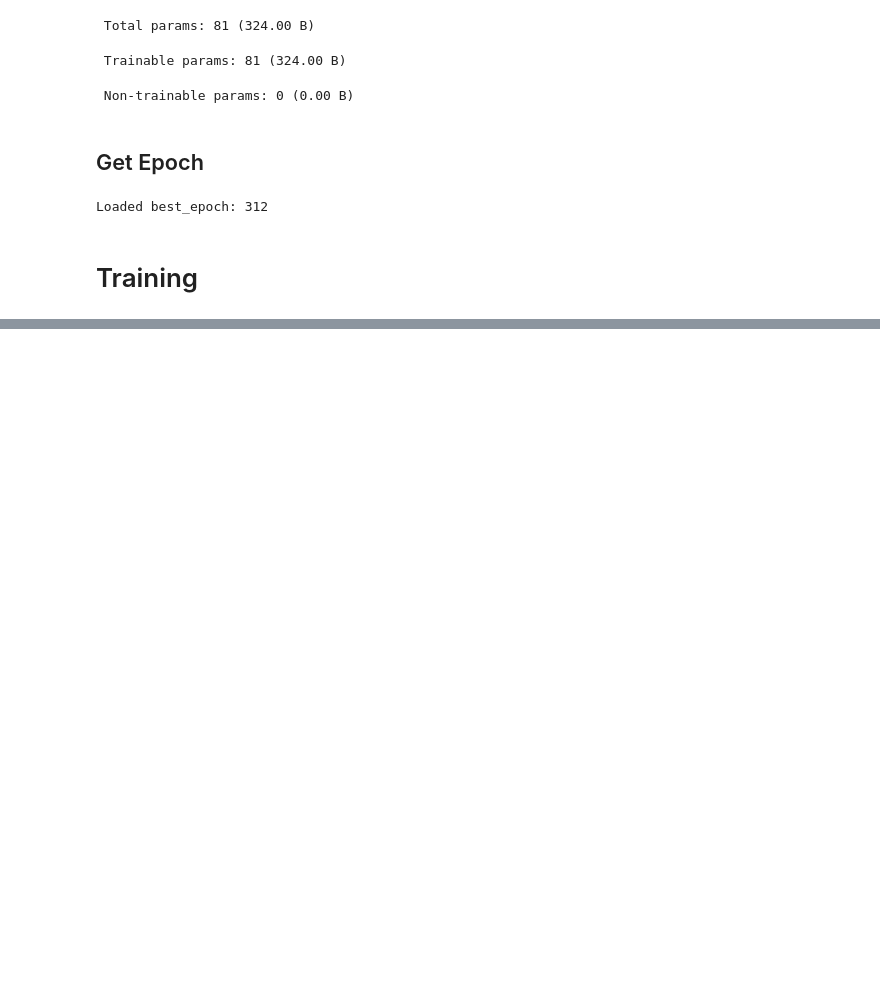
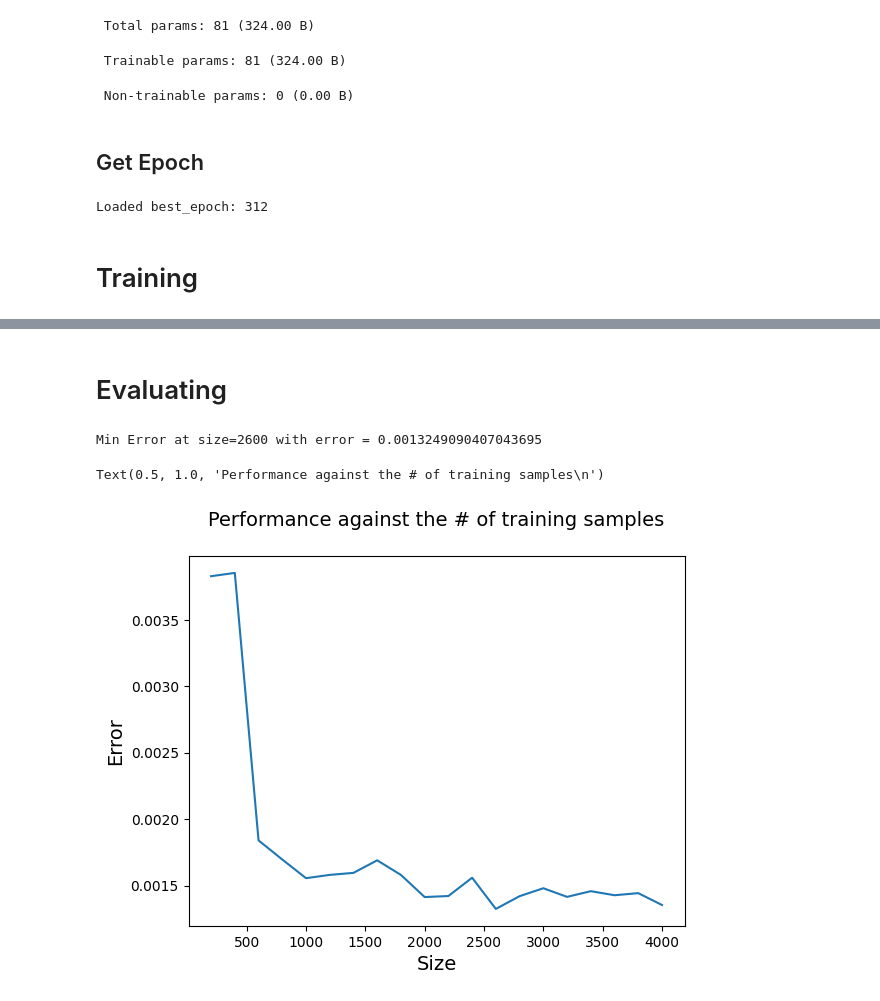
Before and after one commit to Sitram3110/DeepLearningMLP, a Jupyter notebook: experimenSample.ipynb, the cells around one changed output, grey strips where cells are left out. Drawn from its saved outputs; the diff is of its cells as text; code cells hidden in the pictures; blank space fills up the shorter version.

Commit message:
trained

```diff
--- a/experimenSample.ipynb
+++ b/experimenSample.ipynb
@@ -377,0 +380,19 @@ Model: "functional"
+# %%
+# Tổng hợp MSE cho từng nhóm
+mse_list = [h.history['val_mean_squared_error'][-1] for h in history]
+print("\nTổng hợp MSE cho từng kích thước dữ liệu:")
+for i, mse in enumerate(mse_list):
+    print(f"  Kích thước mẫu {200 * (i + 1)}: MSE = {mse:.6f}")
+
+# Xác định kích thước mẫu với MSE nhỏ nhất
+optimal_idx = np.argmin(mse_list)
+optimal_size = 200 * (optimal_idx + 1)
+print(f"\nKích thước mẫu tối ưu: {optimal_size} (MSE nhỏ nhất: {mse_list[optimal_idx]:.6f})")
+best_sample_size = optimal_size
+# Trích xuất tập dữ liệu tối ưu
+x_optimal, y_optimal = x_train[:optimal_size], y_train[:optimal_size]
+
+# Lưu tập dữ liệu để tái sử dụng
+save_path = './data/optimal_sample.npz'
+np.savez(save_path, x=x_optimal, y=y_optimal)
+print(f"Tập dữ liệu tối ưu đã được lưu tại: {save_path}")
@@ -377,0 +417,23 @@ Model: "functional"
+# %% [markdown]
+# Evaluating
+# %%
+errors = []
+for i in range(len(history)):
+    epoch_opt = np.argmin(history[i].history["val_mean_squared_error"])
+    error = history[i].history["val_mean_squared_error"][epoch_opt]
+    errors.append(error)
+# for
+sizes = list(range(200, 4001, 200))
+# %%
+vt_min = np.argmin(np.array(errors))
+print(f"Min Error at size={sizes[vt_min]} with error = {errors[vt_min]}")
+# %% [output]
+Min Error at size=2600 with error = 0.0013249090407043695
+# %%
+plt.plot(sizes, errors)
+plt.xlabel("Size", fontsize = 14)
+plt.ylabel("Error", fontsize = 14)
+plt.title("Performance against the # of training samples\n", fontsize = 14)
+# %% [output]
+Text(0.5, 1.0, 'Performance against the # of training samples\n')
+[figure, added]
```
Also changed, not shown: parts of 6 cells of this notebook, 6 other files.
